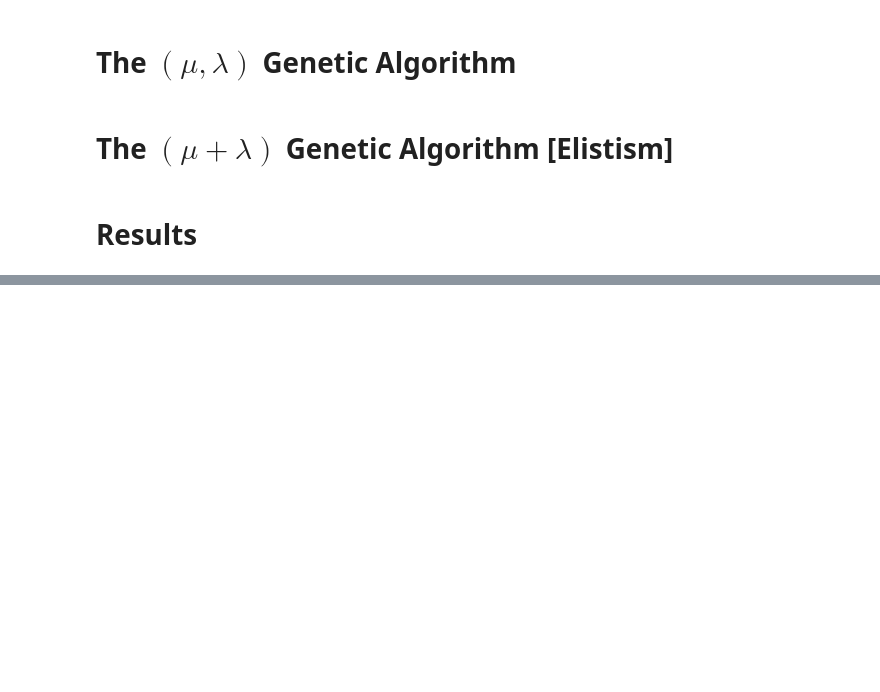
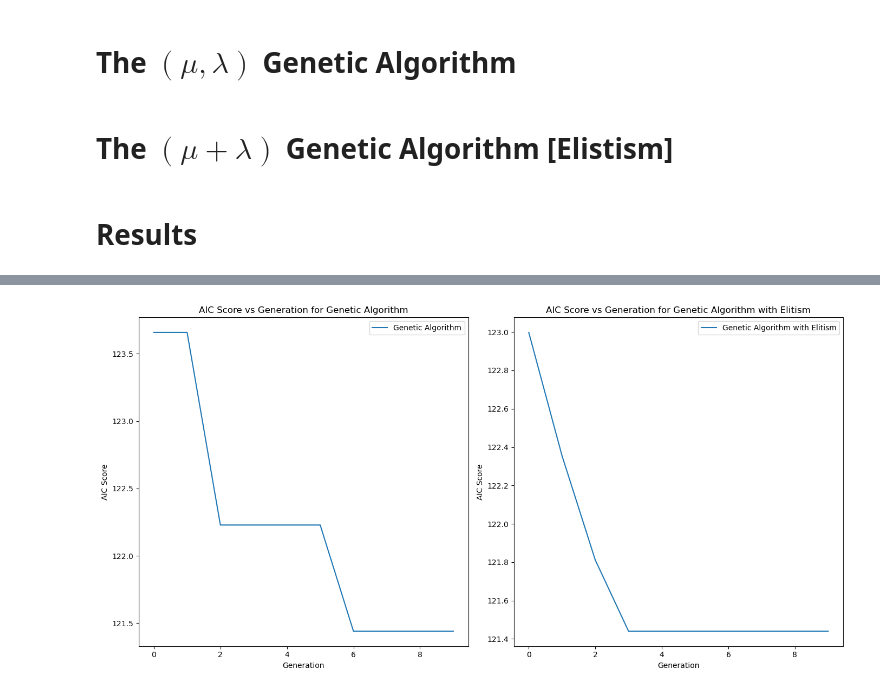
Before and after one commit to Hizejake/Optimization, a Jupyter notebook: Genetic Algorithms/body_fat_GA.ipynb, the cells around one changed output, grey strips where cells are left out. Saved outputs shown, nothing was run; the diff lists cells and outputs as text; code cells hidden in the pictures; blank space fills up the shorter version.

```diff
--- a/Genetic Algorithms/body_fat_GA.ipynb
+++ b/Genetic Algorithms/body_fat_GA.ipynb
@@ -784,0 +530,5 @@ KeyboardInterrupt:
+# %%
+
+# Run the genetic algorithms and collect AIC scores
+best_parent1, aic_scores1 = gen_alg(X, y, 50, 10, 10, 0.2)
+best_parent2, aic_scores2 = gen_alg2(X, y, 50, 10, 10, 0.2, 5)
@@ -784,0 +556,22 @@ KeyboardInterrupt:
+# %%
+# Plot the AIC scores
+plt.figure(figsize=(14, 7))
+
+plt.subplot(1, 2, 1)
+plt.plot(range(len(aic_scores1)), aic_scores1, label='Genetic Algorithm')
+plt.xlabel('Generation')
+plt.ylabel('AIC Score')
+plt.title('AIC Score vs Generation for Genetic Algorithm')
+plt.legend()
+
+plt.subplot(1, 2, 2)
+plt.plot(range(len(aic_scores2)), aic_scores2, label='Genetic Algorithm with Elitism')
+plt.xlabel('Generation')
+plt.ylabel('AIC Score')
+plt.title('AIC Score vs Generation for Genetic Algorithm with Elitism')
+plt.legend()
+
+plt.tight_layout()
+plt.show()
+# %% [output]
+[figure, added]
```
Also changed, not shown: parts of 27 cells of this notebook.
